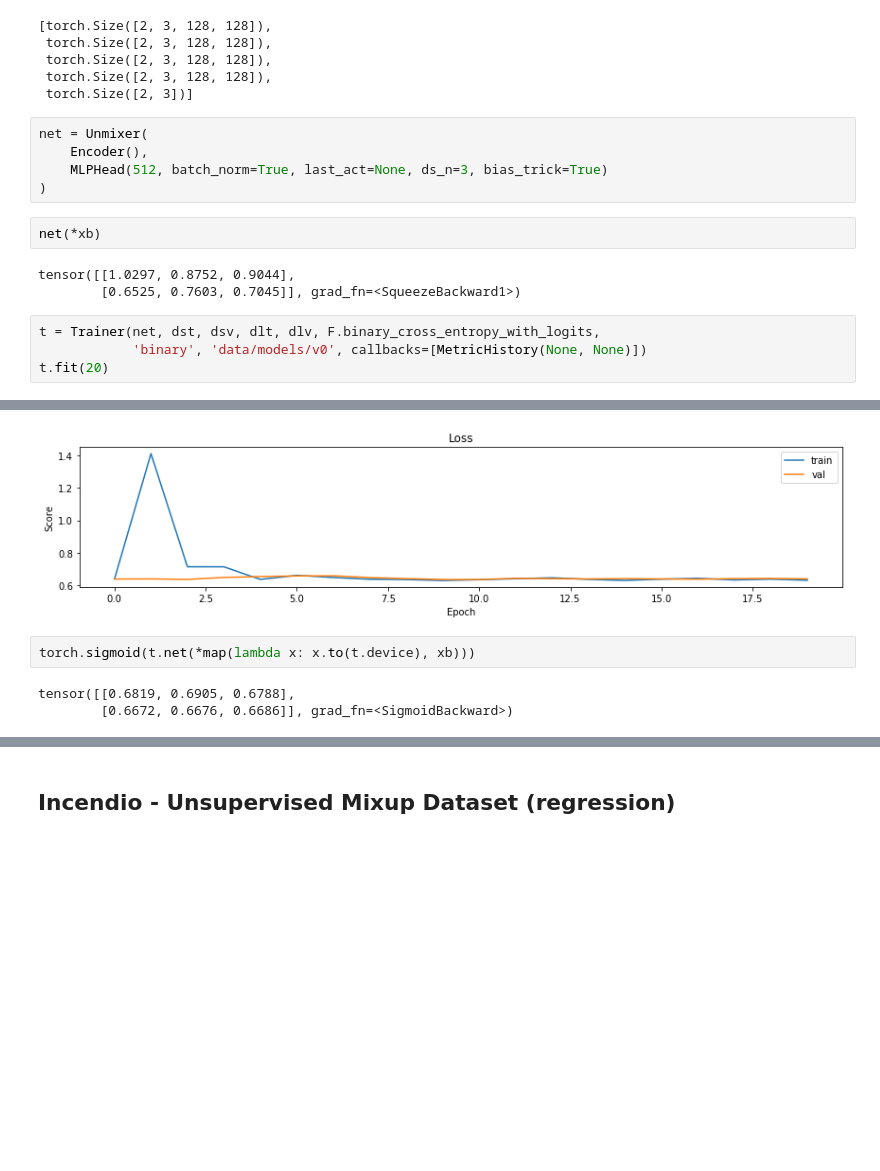
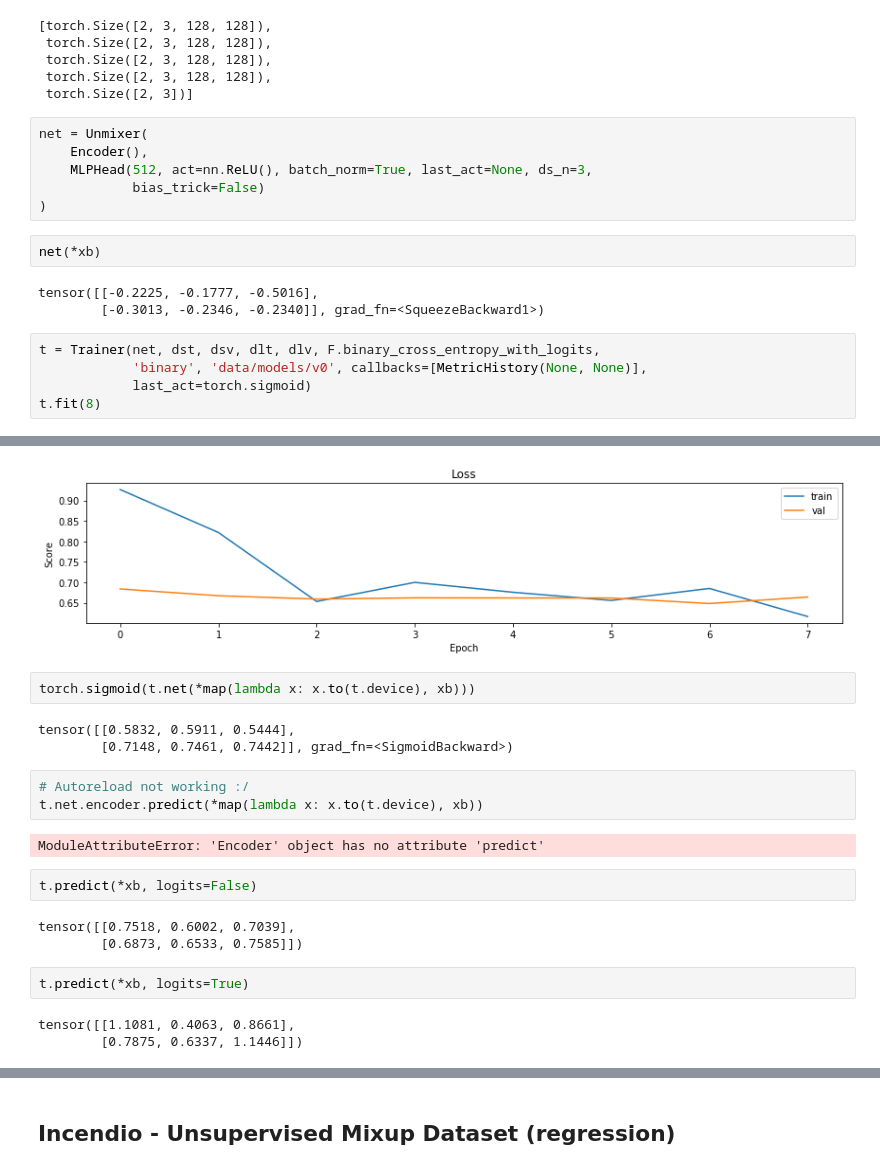
Before and after one commit to hdmamin/self-supervised-vision-exp, a Jupyter notebook: notebooks/nb03-lightning-first-test.ipynb, the cells around one changed output, grey strips where cells are left out. Drawn from its saved outputs; the diff is of its cells as text; blank space fills up the shorter version.

```diff
--- a/notebooks/nb03-lightning-first-test.ipynb
+++ b/notebooks/nb03-lightning-first-test.ipynb
@@ -770,15 +770,17 @@ smap(*xb, yb)
 # %%
 net = Unmixer(
     Encoder(),
-    MLPHead(512, batch_norm=True, last_act=None, ds_n=3, bias_trick=True)
+    MLPHead(512, act=nn.ReLU(), batch_norm=True, last_act=None, ds_n=3,
+            bias_trick=False)
 )
 # %%
 net(*xb)
 # %% [output]
-tensor([[1.0297, 0.8752, 0.9044],
-        [0.6525, 0.7603, 0.7045]], grad_fn=<SqueezeBackward1>)
+tensor([[-0.2225, -0.1777, -0.5016],
+        [-0.3013, -0.2346, -0.2340]], grad_fn=<SqueezeBackward1>)
 # %%
 t = Trainer(net, dst, dsv, dlt, dlv, F.binary_cross_entropy_with_logits,
-            'binary', 'data/models/v0', callbacks=[MetricHistory(None, None)])
-t.fit(20)
+            'binary', 'data/models/v0', callbacks=[MetricHistory(None, None)],
+            last_act=torch.sigmoid)
+t.fit(8)
 # %% [output]
@@ -801,10 +803,25 @@ Parameter Group 0
  Training complete. Model in eval mode.
-[figure, old version]
+[figure, new version]
 # %%
 torch.sigmoid(t.net(*map(lambda x: x.to(t.device), xb)))
 # %% [output]
-tensor([[0.6819, 0.6905, 0.6788],
-        [0.6672, 0.6676, 0.6686]], grad_fn=<SigmoidBackward>)
+tensor([[0.5832, 0.5911, 0.5444],
+        [0.7148, 0.7461, 0.7442]], grad_fn=<SigmoidBackward>)
+# %%
+# Autoreload not working :/
+t.net.encoder.predict(*map(lambda x: x.to(t.device), xb))
+# %% [output]
+ModuleAttributeError: 'Encoder' object has no attribute 'predict'
+# %%
+t.predict(*xb, logits=False)
+# %% [output]
+tensor([[0.7518, 0.6002, 0.7039],
+        [0.6873, 0.6533, 0.7585]])
+# %%
+t.predict(*xb, logits=True)
+# %% [output]
+tensor([[1.1081, 0.4063, 0.8661],
+        [0.7875, 0.6337, 1.1446]])
 # %%
 yb
 # %% [output]
```
Also changed, not shown: parts of 3 cells of this notebook, 2 other files.
